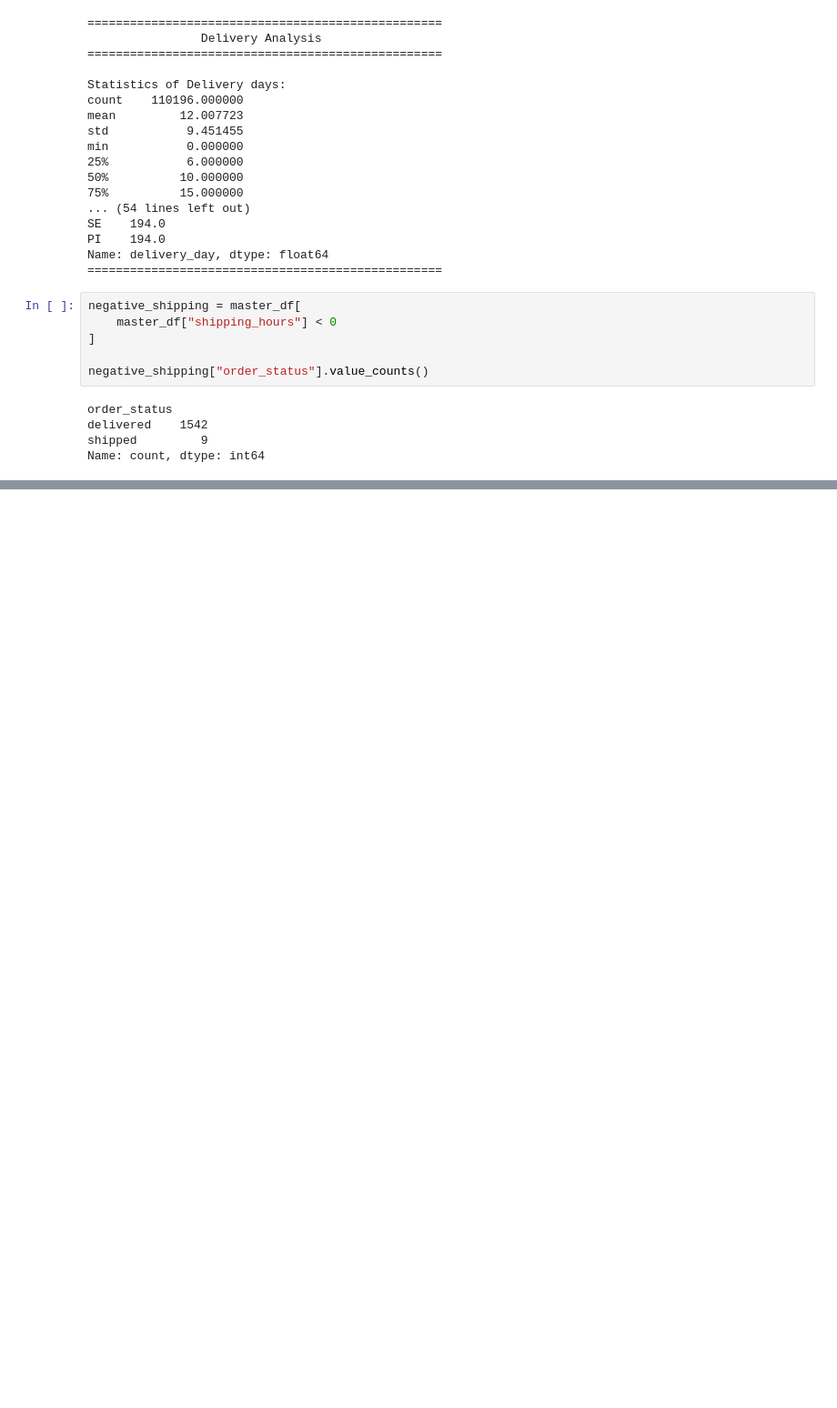
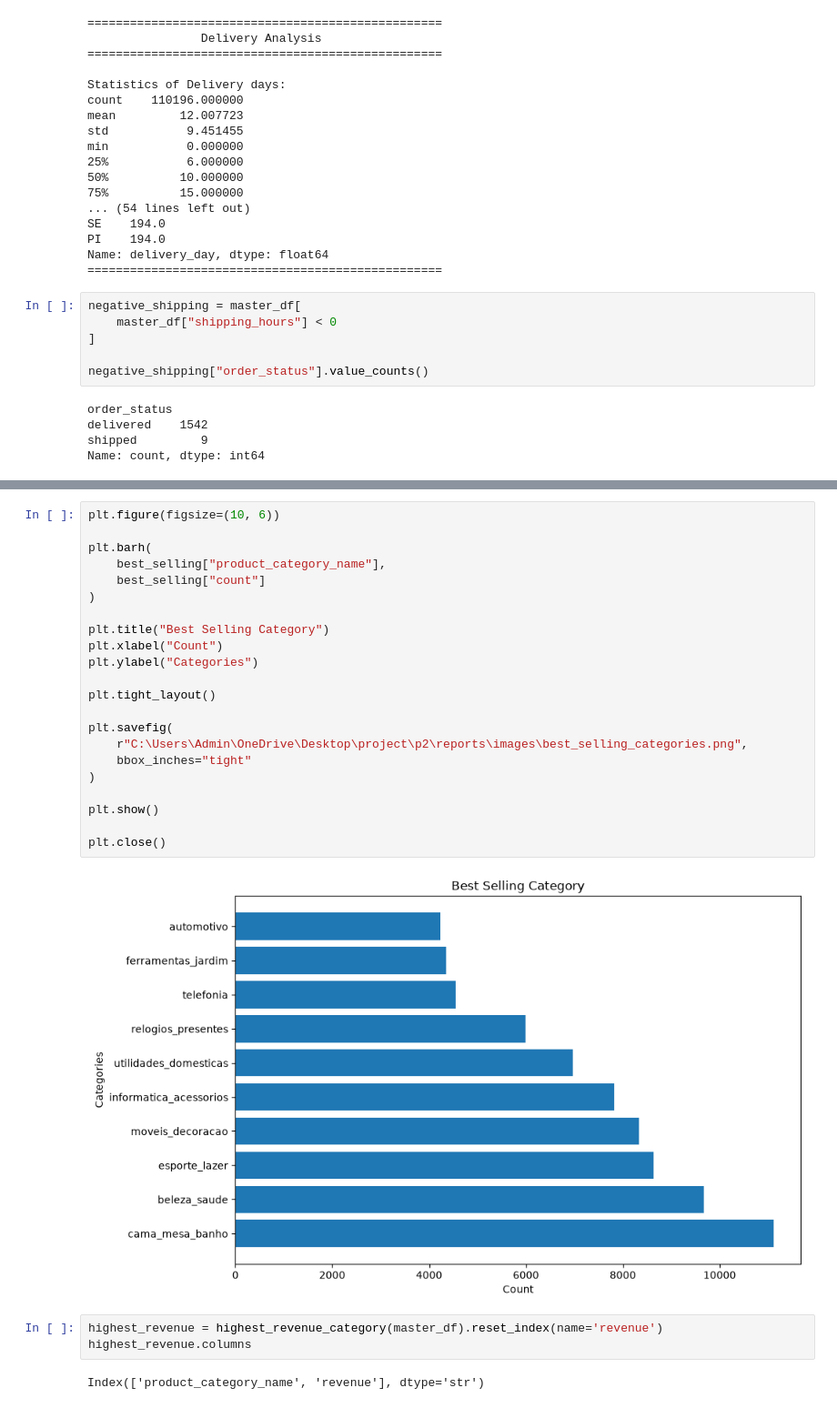
Before and after one commit to Rayyan-2205/ecommerce-sales-analytics, a Jupyter notebook: notebook/analysis.ipynb, the cells around one changed output, grey strips where cells are left out. Shown at 91% size. Drawn from its saved outputs; the diff is of its cells as text; blank space fills up the shorter version.

```diff
--- a/notebook/analysis.ipynb
+++ b/notebook/analysis.ipynb
@@ -1782,0 +1818,29 @@ negative_shipping[
+# %%
+plt.figure(figsize=(10, 6))
+
+plt.barh(
+    best_selling["product_category_name"],
+    best_selling["count"]
+)
+
+plt.title("Best Selling Category")
+plt.xlabel("Count")
+plt.ylabel("Categories")
+
+plt.tight_layout()
+
+plt.savefig(
+    r"C:\Users\Admin\OneDrive\Desktop\project\p2\reports\images\best_selling_categories.png",
+    bbox_inches="tight"
+)
+
+plt.show()
+
+plt.close()
+# %% [output]
+[figure, added]
+# %%
+highest_revenue = highest_revenue_category(master_df).reset_index(name='revenue')
+highest_revenue.columns
+# %% [output]
+Index(['product_category_name', 'revenue'], dtype='str')
```
Also changed, not shown: parts of 26 cells of this notebook, 10 other files.
